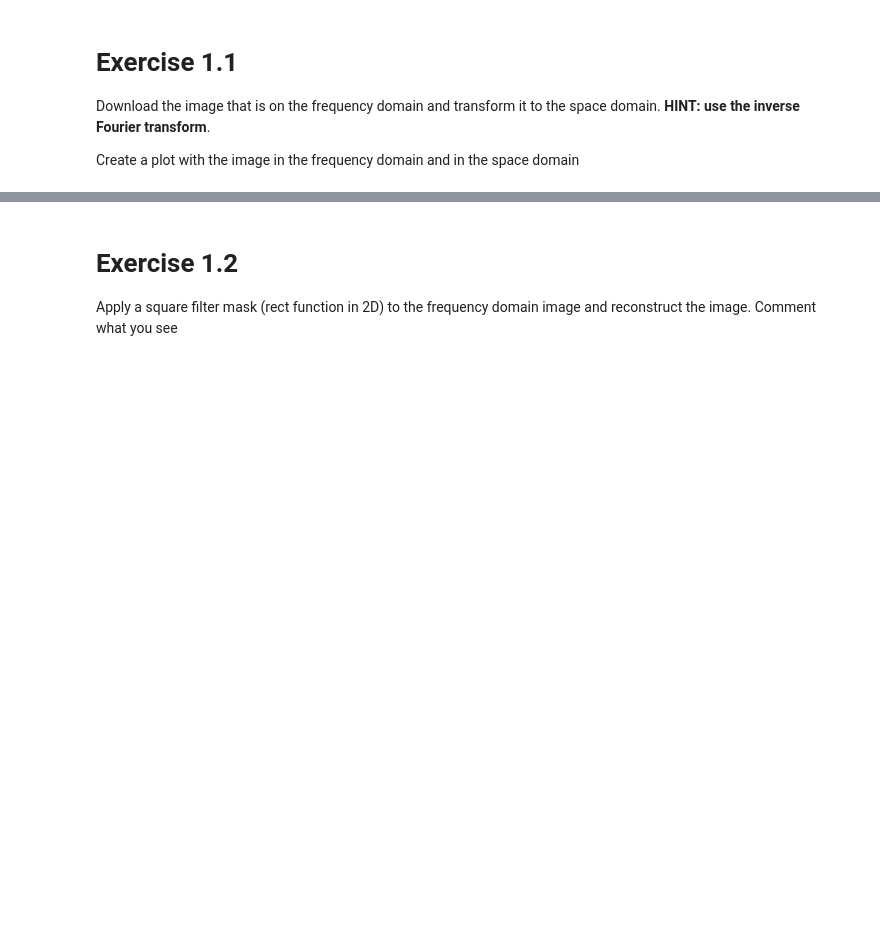
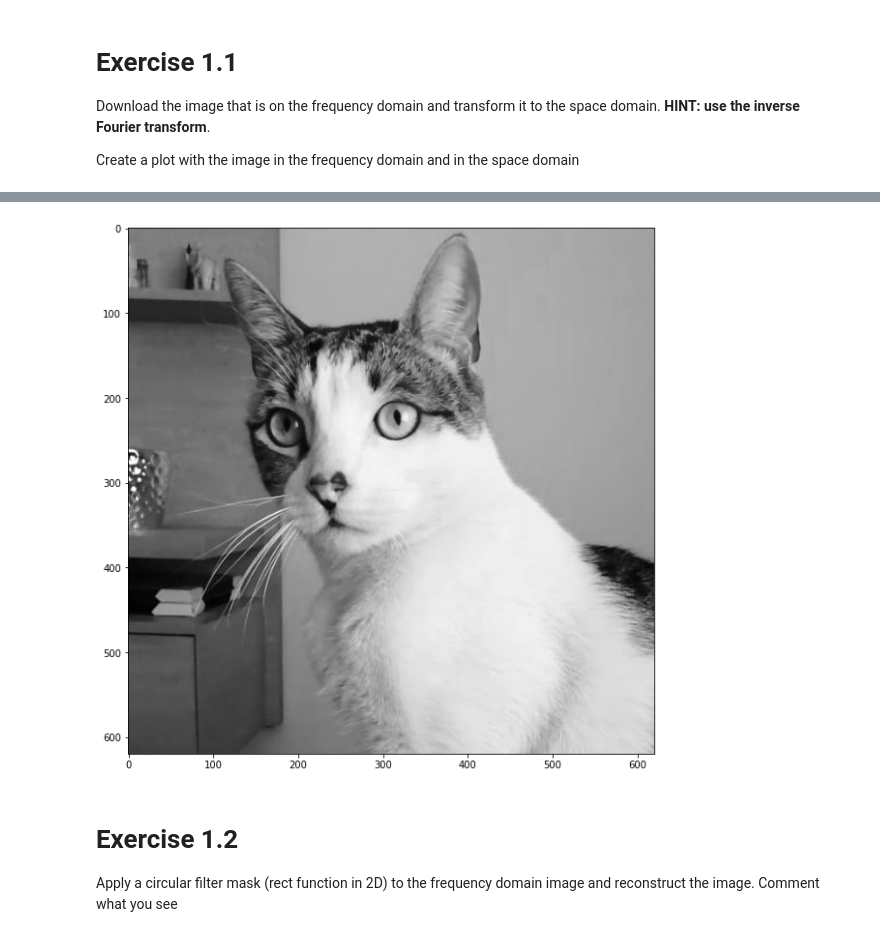
Before and after one commit to CarlosValleA/IIBM-BootCamp-2023, a Jupyter notebook: D5/D5Afternoon_fourier_filtering_SOLUTION.ipynb, the cells around one changed output, grey strips where cells are left out. Drawn from its saved outputs; the diff is of its cells as text; code cells hidden in the pictures; blank space fills up the shorter version.

```diff
--- a/D5/D5Afternoon_fourier_filtering_SOLUTION.ipynb
+++ b/D5/D5Afternoon_fourier_filtering_SOLUTION.ipynb
@@ -214,3 +244,14 @@ Create a plot with the image in the frequency domain and in the space domain
+# %%
+# Loading the image
+X = np.load('X.npy')
+
+reconstructed = np.abs(np.fft.ifft2(np.fft.fftshift(X)))
+
+fig = plt.figure(figsize=(10,10))
+plt.imshow(np.abs(reconstructed), cmap='gray')
+plt.show()
+# %% [output]
+[figure, added]
 # %% [markdown]
 # Exercise 1.2
-Apply a square filter mask (rect function in 2D) to the frequency domain image and reconstruct the image. Comment what you see
+Apply a circular filter mask (rect function in 2D) to the frequency domain image and reconstruct the image. Comment what you see
```
Also changed, not shown: parts of 17 cells of this notebook, 1 other file.
